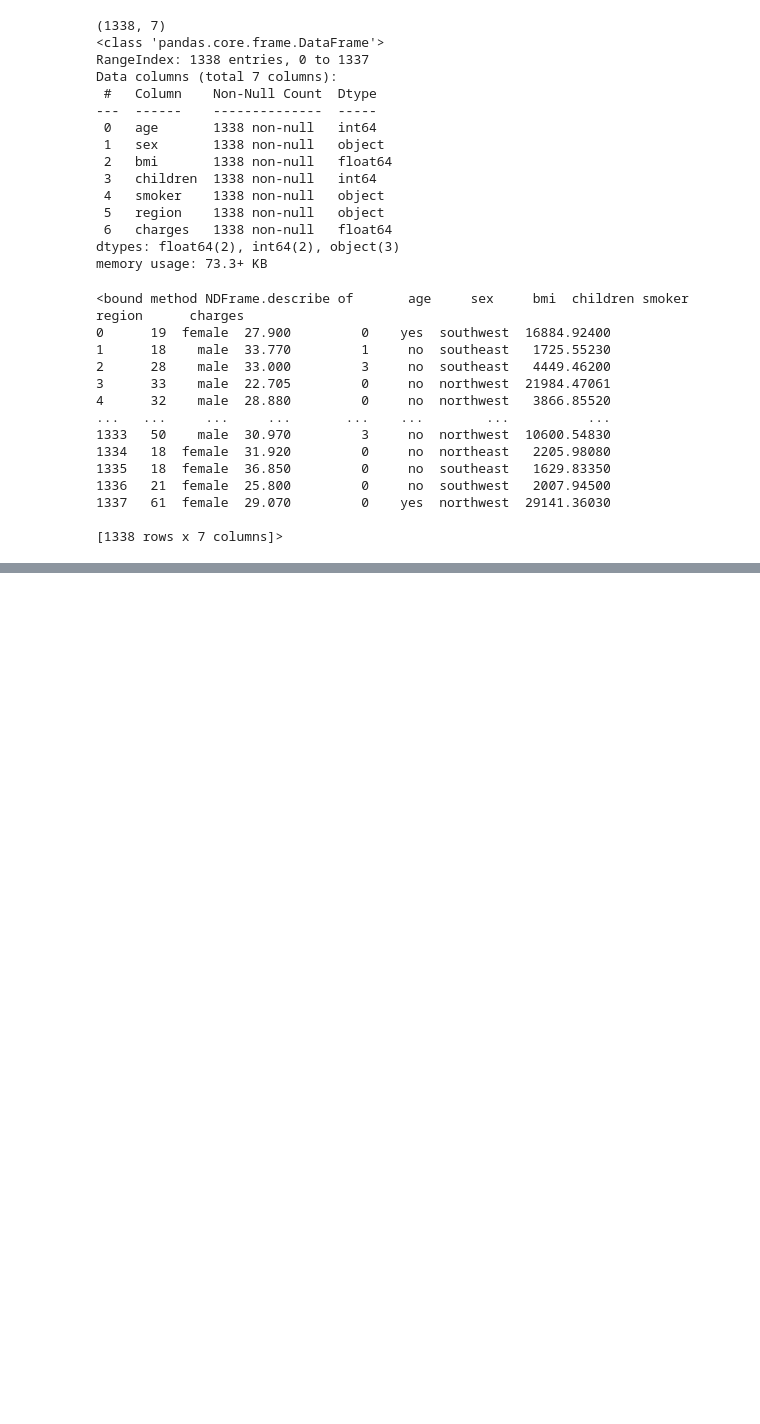
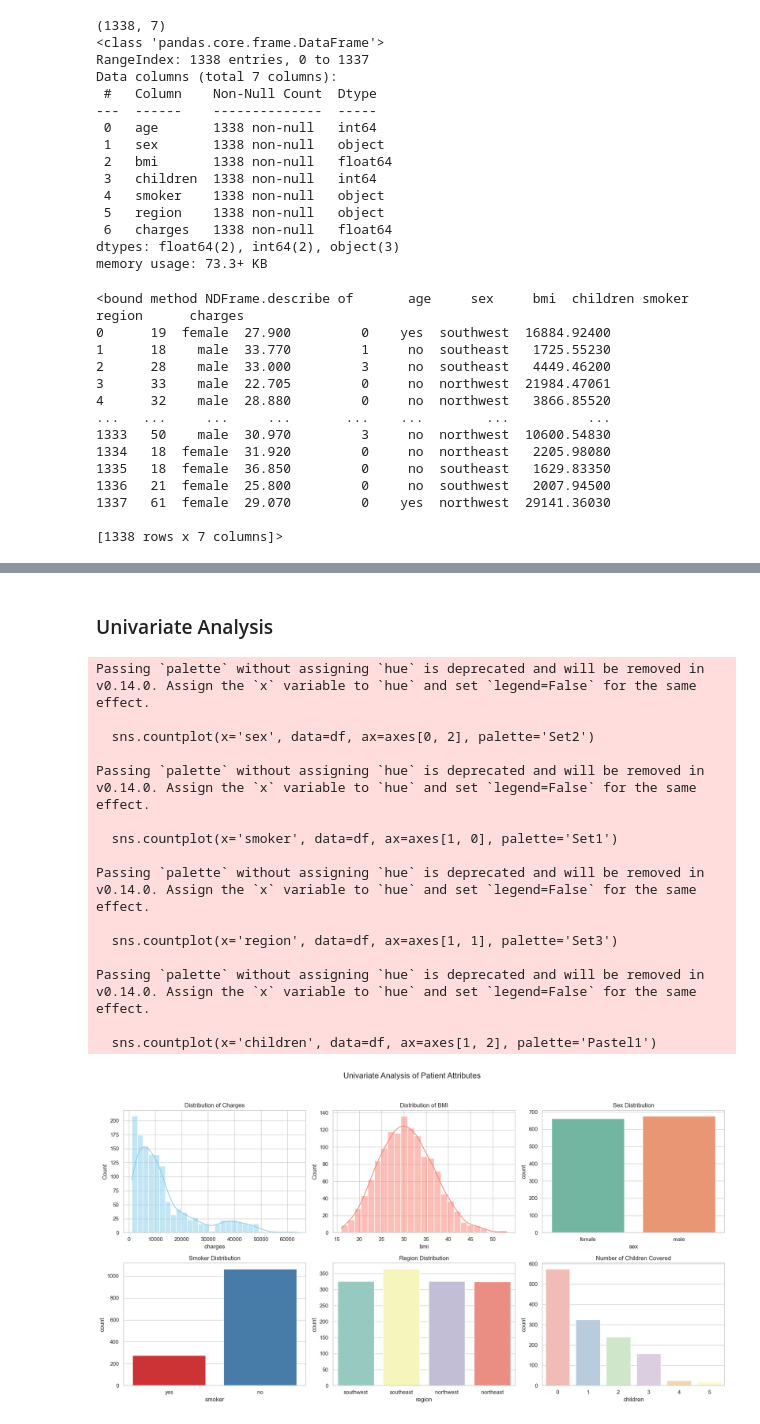
Before and after one commit to JamezP2002/Healthcare-Cost-ML-Predictor, a Jupyter notebook: notebooks/01_eda.ipynb, the cells around one changed output, grey strips where cells are left out. Cells and saved outputs as stored; diff of their text form; code cells hidden in the pictures; blank space fills up the shorter version.

```diff
--- a/notebooks/01_eda.ipynb
+++ b/notebooks/01_eda.ipynb
@@ -65,0 +86,54 @@ memory usage: 73.3+ KB
+# %% [markdown]
+### Univariate Analysis
+# %%
+# Exploratory Data Analysis (EDA)
+
+# figure grid
+sns.set(style="whitegrid")
+fig, axes = plt.subplots(2, 3, figsize=(18, 10))
+fig.suptitle('Univariate Analysis of Patient Attributes', fontsize=16)
+
+# Histogram of Charges
+sns.histplot(df['charges'], kde=True, ax=axes[0, 0], color='skyblue')
+axes[0, 0].set_title('Distribution of Charges')
+
+# Histogram of BMI
+sns.histplot(df['bmi'], kde=True, ax=axes[0, 1], color='salmon')
+axes[0, 1].set_title('Distribution of BMI')
+
+# Countplot of Sex
+sns.countplot(x='sex', data=df, ax=axes[0, 2], palette='Set2')
+axes[0, 2].set_title('Sex Distribution')
+
+# Countplot of Smoker
+sns.countplot(x='smoker', data=df, ax=axes[1, 0], palette='Set1')
+axes[1, 0].set_title('Smoker Distribution')
+
+# Countplot of Region
+sns.countplot(x='region', data=df, ax=axes[1, 1], palette='Set3')
+axes[1, 1].set_title('Region Distribution')
+
+# Countplot of Children
+sns.countplot(x='children', data=df, ax=axes[1, 2], palette='Pastel1')
+axes[1, 2].set_title('Number of Children Covered')
+
+# Adjust layout
+plt.tight_layout(rect=[0, 0.03, 1, 0.95])
+plt.show()
+# %% [output]
+Passing `palette` without assigning `hue` is deprecated and will be removed in v0.14.0. Assign the `x` variable to `hue` and set `legend=False` for the same effect.
+
+  sns.countplot(x='sex', data=df, ax=axes[0, 2], palette='Set2')
+
+Passing `palette` without assigning `hue` is deprecated and will be removed in v0.14.0. Assign the `x` variable to `hue` and set `legend=False` for the same effect.
+
+  sns.countplot(x='smoker', data=df, ax=axes[1, 0], palette='Set1')
+
+Passing `palette` without assigning `hue` is deprecated and will be removed in v0.14.0. Assign the `x` variable to `hue` and set `legend=False` for the same effect.
+
+  sns.countplot(x='region', data=df, ax=axes[1, 1], palette='Set3')
+
+Passing `palette` without assigning `hue` is deprecated and will be removed in v0.14.0. Assign the `x` variable to `hue` and set `legend=False` for the same effect.
+
+  sns.countplot(x='children', data=df, ax=axes[1, 2], palette='Pastel1')
+[figure, added]
```
Also changed, not shown: parts of 11 cells of this notebook.
